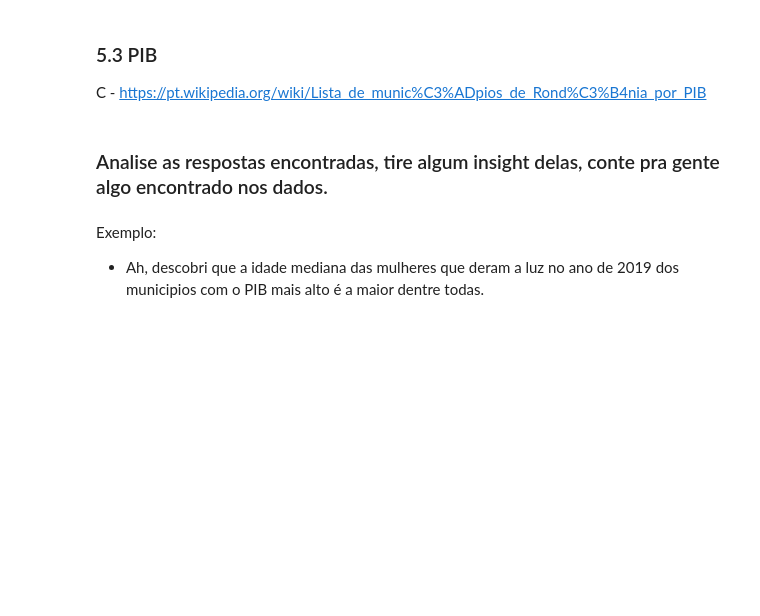
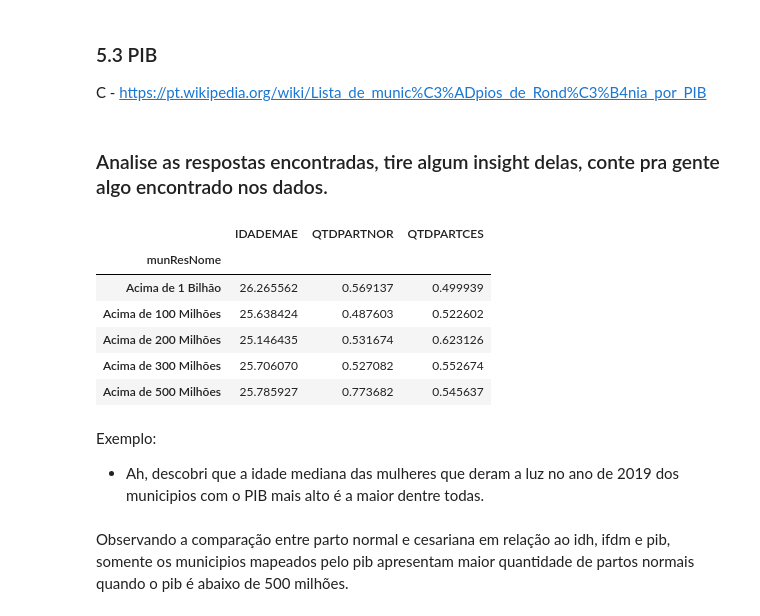
Before and after one commit to piresthiago10/estudos_data_science, a Jupyter notebook: modulo_9_tdd_3_agregacoes_e_operacoes_em_grupo/Tarefa 2/Mod9Tarefa2.ipynb, the cells around one changed output. Drawn from its saved outputs; the diff is of its cells as text; code cells hidden in the pictures; blank space fills up the shorter version.

```diff
--- a/modulo_9_tdd_3_agregacoes_e_operacoes_em_grupo/Tarefa 2/Mod9Tarefa2.ipynb
+++ b/modulo_9_tdd_3_agregacoes_e_operacoes_em_grupo/Tarefa 2/Mod9Tarefa2.ipynb
@@ -400,0 +483,4 @@ A - https://pt.wikipedia.org/wiki/Lista_de_munic%C3%ADpios_de_Rond%C3%B4nia_por_
+# %%
+sinasc_idh = sinasc_idade_media.set_index('munResNome')
+municipios_rondonia_idh = sinasc_idh.groupby(mapping_municipios_rondonia_idh).mean(numeric_only=True)
+municipios_rondonia_idh
@@ -403,0 +572,4 @@ B - https://pt.wikipedia.org/wiki/Lista_de_munic%C3%ADpios_de_Rond%C3%B4nia_por_
+# %%
+sinasc_ifdm = sinasc_idade_media.set_index('munResNome')
+municipios_rondonia_ifdm = sinasc_ifdm.groupby(mapping_municipios_rondonia_ifdm).mean(numeric_only=True)
+municipios_rondonia_ifdm
@@ -409,3 +658,17 @@ C - https://pt.wikipedia.org/wiki/Lista_de_munic%C3%ADpios_de_Rond%C3%B4nia_por_
+# %%
+sinasc_pib = sinasc_idade_media.set_index('munResNome')
+municipios_rondonia_pib = sinasc_pib.groupby(mapping_municipios_rondonia_pib).mean(numeric_only=True)
+municipios_rondonia_pib
+# %% [output]
+|  | IDADEMAE | QTDPARTNOR | QTDPARTCES |
+| munResNome |  |  |  |
+| Acima de 1 Bilhão | 26.265562 | 0.569137 | 0.499939 |
+| Acima de 100 Milhões | 25.638424 | 0.487603 | 0.522602 |
+| Acima de 200 Milhões | 25.146435 | 0.531674 | 0.623126 |
+| Acima de 300 Milhões | 25.706070 | 0.527082 | 0.552674 |
+| Acima de 500 Milhões | 25.785927 | 0.773682 | 0.545637 |
 # %% [markdown]
 Exemplo:
 - Ah, descobri que a idade mediana das mulheres que deram a luz no ano de 2019 dos municipios com o PIB mais alto é a maior dentre todas.
+# %% [markdown]
+Observando a comparação entre parto normal e cesariana em relação ao idh, ifdm e pib, somente os municipios mapeados pelo pib apresentam maior quantidade de partos normais quando o pib é abaixo de 500 milhões.
```
Also changed, not shown: parts of 9 cells of this notebook, 2 other files.
